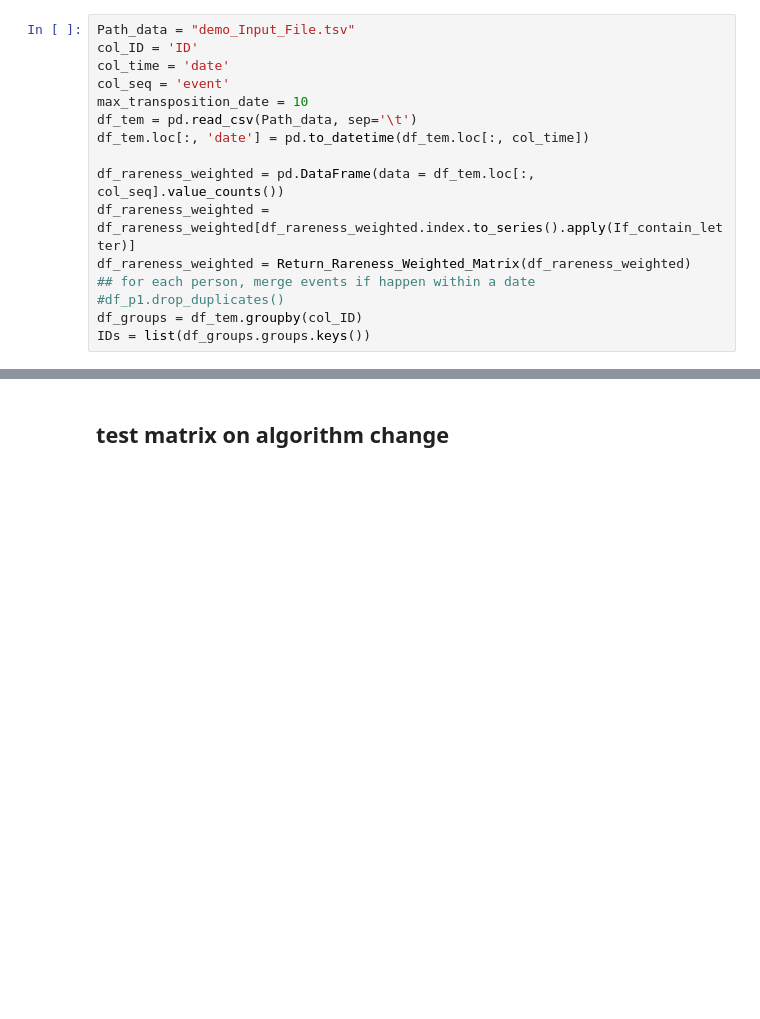
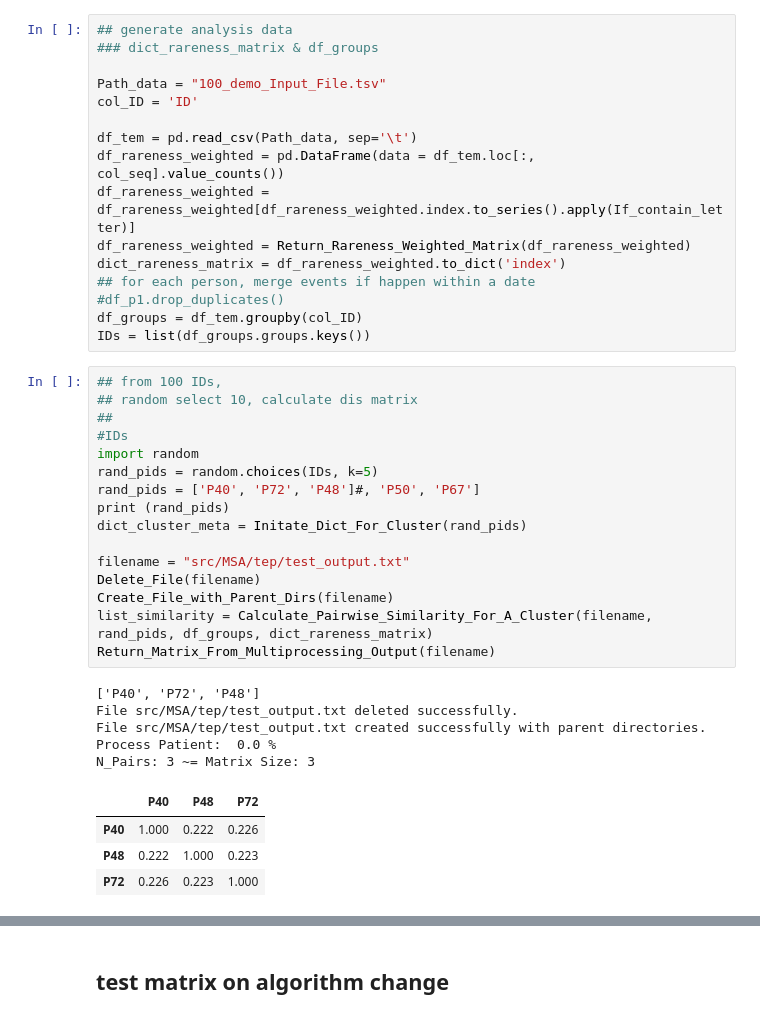
Before and after one commit to lux563624348/Multi_Sequence_Alignment, a Jupyter notebook: multi_alignment.ipynb, the cells around one changed output, grey strips where cells are left out. Drawn from its saved outputs; the diff is of its cells as text; blank space fills up the shorter version.

```diff
--- a/multi_alignment.ipynb
+++ b/multi_alignment.ipynb
@@ -202,15 +26,41 @@ def Normalize_Levenshtein_Distance_Score_Rareness(seq1, seq2, dates1, dates2, di
 # %%
-Path_data = "demo_Input_File.tsv"
+## generate analysis data
+### dict_rareness_matrix & df_groups
+
+Path_data = "100_demo_Input_File.tsv"
 col_ID = 'ID'
-col_time = 'date'
-col_seq = 'event'
-max_transposition_date = 10
+
 df_tem = pd.read_csv(Path_data, sep='\t')
-df_tem.loc[:, 'date'] = pd.to_datetime(df_tem.loc[:, col_time])
-
 df_rareness_weighted = pd.DataFrame(data = df_tem.loc[:, col_seq].value_counts())
 df_rareness_weighted = df_rareness_weighted[df_rareness_weighted.index.to_series().apply(If_contain_letter)]
 df_rareness_weighted = Return_Rareness_Weighted_Matrix(df_rareness_weighted)
+dict_rareness_matrix = df_rareness_weighted.to_dict('index')
 ## for each person, merge events if happen within a date #df_p1.drop_duplicates()
 df_groups = df_tem.groupby(col_ID)
 IDs = list(df_groups.groups.keys())
+# %%
+## from 100 IDs,
+## random select 10, calculate dis matrix
+##
+#IDs
+import random
+rand_pids = random.choices(IDs, k=5)
+rand_pids = ['P40', 'P72', 'P48']#, 'P50', 'P67']
+print (rand_pids)
+dict_cluster_meta = Initate_Dict_For_Cluster(rand_pids)
+
+filename = "src/MSA/tep/test_output.txt"
+Delete_File(filename)
+Create_File_with_Parent_Dirs(filename)
+list_similarity = Calculate_Pairwise_Similarity_For_A_Cluster(filename, rand_pids, df_groups, dict_rareness_matrix)
+Return_Matrix_From_Multiprocessing_Output(filename)
+# %% [output]
+['P40', 'P72', 'P48']
+File src/MSA/tep/test_output.txt deleted successfully.
+File src/MSA/tep/test_output.txt created successfully with parent directories.
+Process Patient:  0.0 %
+N_Pairs: 3 ~= Matrix Size: 3
+|  | P40 | P48 | P72 |
+| P40 | 1.000 | 0.222 | 0.226 |
+| P48 | 0.222 | 1.000 | 0.223 |
+| P72 | 0.226 | 0.223 | 1.000 |
```
Also changed, not shown: parts of 14 cells of this notebook, 12 other files.
